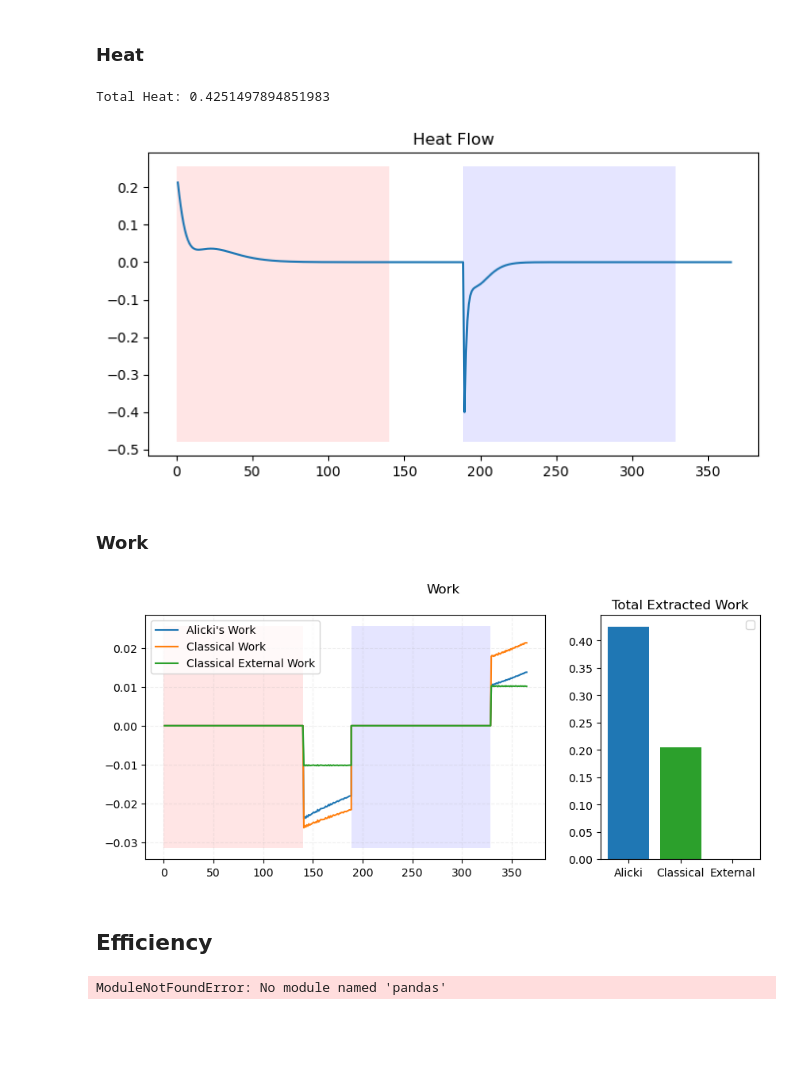
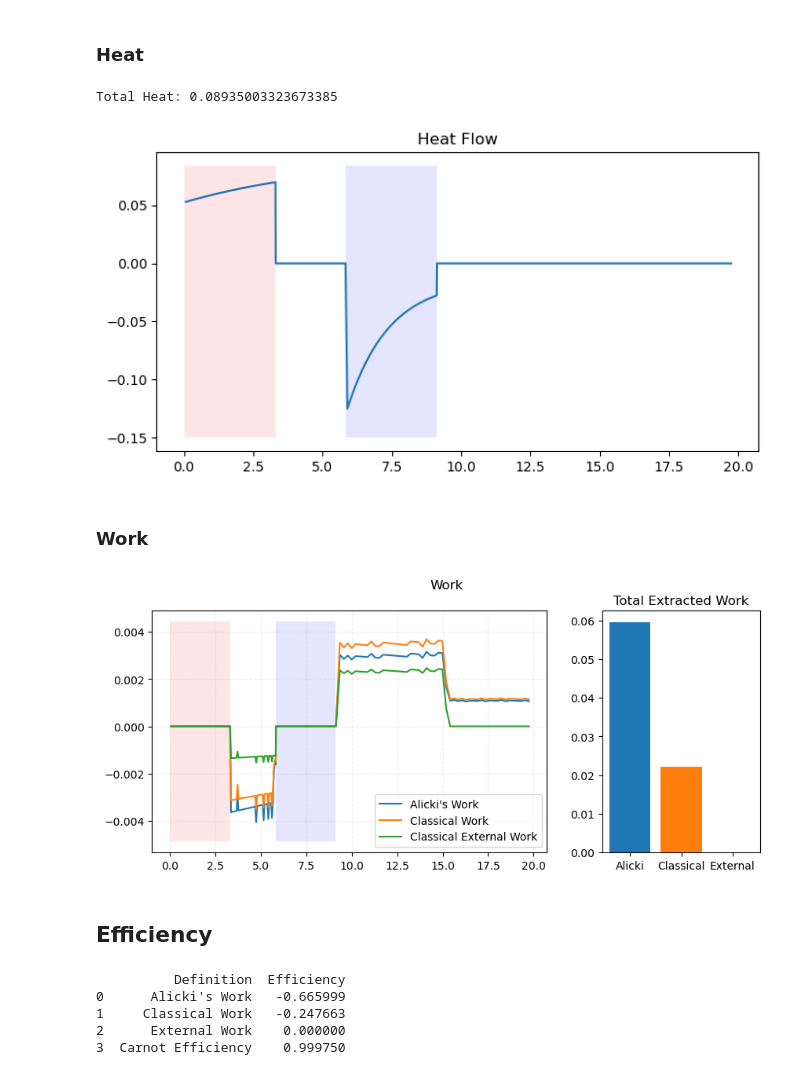
Before and after one commit to fedesss98/phaseonium-thermodynamics, a Jupyter notebook: julia/08-analyze-cascade-py.ipynb, the cells around one changed output. Saved outputs shown, nothing was run; the diff lists cells and outputs as text; code cells hidden in the pictures; blank space fills up the shorter version.

```diff
--- a/julia/08-analyze-cascade-py.ipynb
+++ b/julia/08-analyze-cascade-py.ipynb
@@ -16,5 +16,5 @@ CS2 = "#7FFF00"
 # %%
-ROOT = Path("./cascade_15D_I3")
+ROOT = Path("./cascade_25D_I1")
 # Create visualization folder
 OUTPUT = ROOT / "visualization"
 OUTPUT.mkdir(parents=True, exist_ok=True)
@@ -75,7 +75,7 @@ def plot_observable(x, y, ymin=None, ymax=None, label=None, ax=None, title=None,
 
     ax.plot(x, y, label=label)
     if label:
-        plt.legend()
+        ax.legend()
 
     return ax
 
@@ -114,8 +114,8 @@ for t, rho in enumerate(s_evolution):
     f1:float = cavities_evolution["c1"][t]
     f2:float = cavities_evolution["c2"][t]
     # Hamiltonian
-    h1 = Qobj(0.5 * f1 * np.diag(np.arange(1, dims + 1)))
-    h2 = Qobj(0.5 * f2 * np.diag(np.arange(1, dims + 1)))
+    h1 = Qobj(f1 * np.diag(np.arange(1, dims + 1)))
+    h2 = Qobj(f2 * np.diag(np.arange(1, dims + 1)))
     h = qt.tensor(h1, h2)
     h_evolution.append(h)
 
@@ -310,13 +321,15 @@ print(f"Total Heat: {np.real(total_heat)}")
 plt.savefig(OUTPUT / "heat.png")
 plt.savefig(OUTPUT / "heat.pdf")
 # %% [output]
-Total Heat: 0.4251497894851983
+Total Heat: 0.08935003323673385
-[figure, old version]
+[figure, new version]
 # %% [markdown]
 ### Work
 # %%
 # Calculate total work by Alicki's definition
 total_work_al, _, work_al, _ = alickis_definition(s_evolution, h_evolution, energy)
+total_work_al = np.real(total_work_al)
+work_al = np.real(work_al)
 
 # Calculate work through classical mechanics
 total_work_ext = 0
@@ -328,8 +341,8 @@ for i, cavity_l in enumerate([c1_lenghts, c2_lenghts]):
     force_evolution += [0 for _ in range(isochore_samplings)]
     force_evolution += [cavity_config["compressing_force"] for _ in range(adiabatic_samplings)]
     _total_work, _work = classical_work(force_evolution, c1_lenghts)
-    total_work_ext += _total_work
-    works_ext.append(_work)
+    total_work_ext += np.real(_total_work)
+    works_ext.append(np.real(_work))
 
 total_work = 0
 works = []
@@ -339,40 +352,40 @@ for i, (s_list, l_list) in enumerate(zip([s1_evolution, s2_evolution], [c1_lengh
     s = cavity_config["surface"]
 
     _total_work, _work = pressure_work(s_list, l_list, sampling_times, alpha, s)
-    total_work += _total_work
-    works.append(_work)
+    total_work += np.real(_total_work)
+    works.append(np.real(_work))
 
 fig, (ax, axbar) = plt.subplots(1, 2, figsize=(10, 4), width_ratios=[5, 2])
 fig.suptitle("Work")
 ax.grid(alpha=0.2, linestyle='--')
 
 ymax = max([
     max(work_al), max(works[0] + works[1]), max(works_ext[0] + works_ext[1])])
 ymin = min([
     min(work_al), min(works[0] + works[1]), min(works_ext[0] + works_ext[1])])
 
 plot_stroke_overlays(ax, ymin + 0.2*ymin, ymax + 0.2*ymax)
 
 plot_observable(sampling_times[1:], np.real(work_al), ax=ax, label="Alicki's Work")
 plot_observable(sampling_times[1:], works[0] + works[1], ax=ax, label="Classical Work")
 # plot_observable(sampling_times[1:], works[0], ax=ax, label="Classical Work S1")
 # plot_observable(sampling_times[1:], works[1], ax=ax, label="Classical Work S2")
 plot_observable(sampling_times[1:], works_ext[0] + works_ext[1], ax=ax, label="Classical External Work")
 # plot_observable(sampling_times[1:], works_ext[0], ax=ax, label="Classical External Work S1")
 # plot_observable(sampling_times[1:], works_ext[1], ax=ax, label="Classical External Work S2")
 ax.legend()
 
 axbar.bar(["Alicki", "Classical", "External"],
-          [abs(total_work_al), abs(total_work), abs(total_work_ext)],
-          color=["tab:blue", "tab:green", "tab:orange"])
+          [-total_work_al, -total_work, abs(total_work_ext)],
+          color=["tab:blue", "tab:orange", "tab:green"])
 axbar.set_title("Total Extracted Work")
 
 plt.savefig(OUTPUT / "work.png")
 plt.savefig(OUTPUT / "work.pdf")
 
 plt.show()
 # %% [output]
-[figure, old version]
+[figure, new version]
 # %% [markdown]
 ## Efficiency
 # %%
@@ -404,4 +417,8 @@ print(efficiency_df)
 # Save the dataframe to a CSV file
 efficiency_df.to_csv(OUTPUT / "efficiency_table.csv", index=False)
 # %% [output]
-ModuleNotFoundError: No module named 'pandas'
+          Definition  Efficiency
+0      Alicki's Work   -0.665999
+1     Classical Work   -0.247663
+2      External Work    0.000000
+3  Carnot Efficiency    0.999750
```
Also changed, not shown: parts of 8 cells of this notebook, 2 other files.
